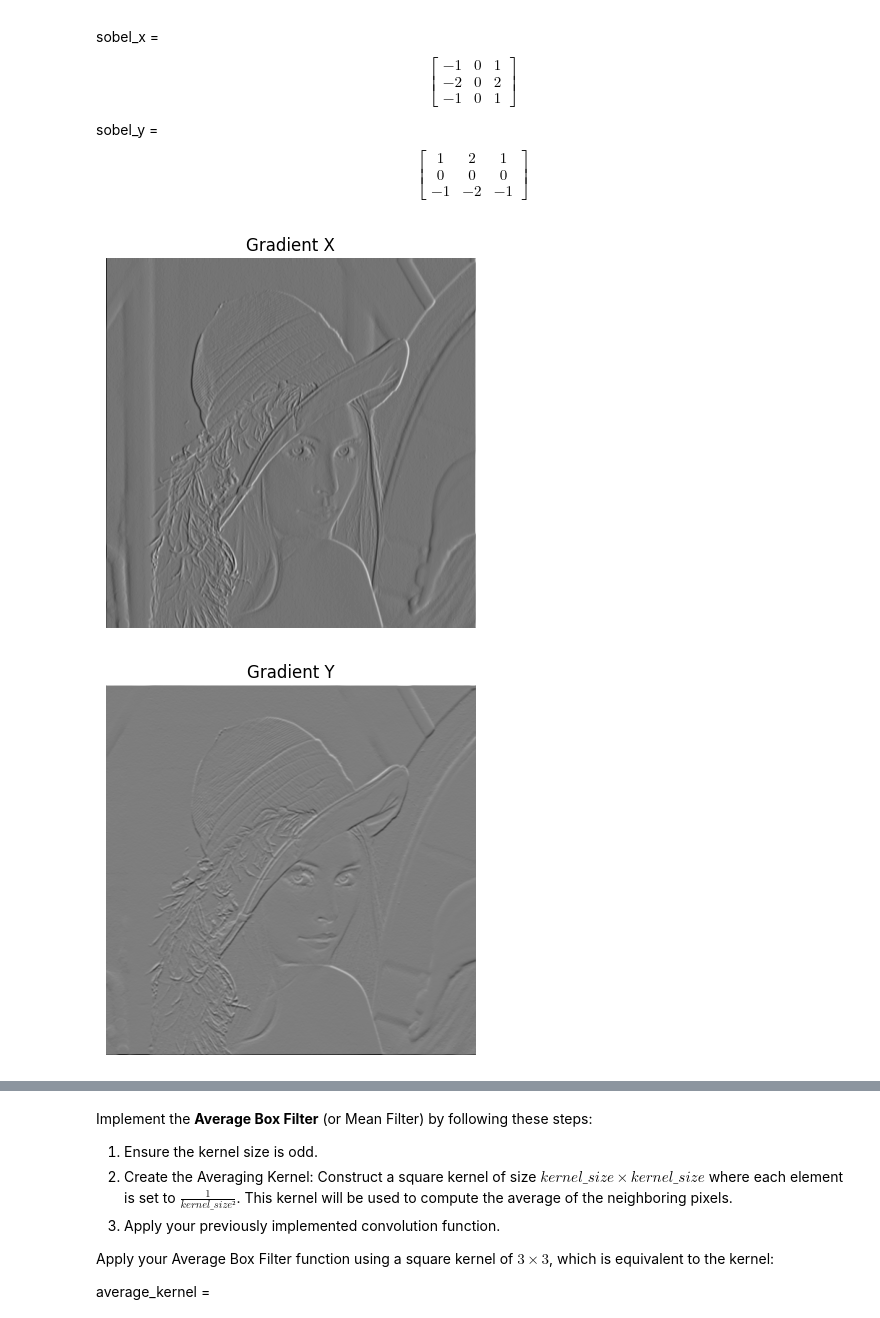
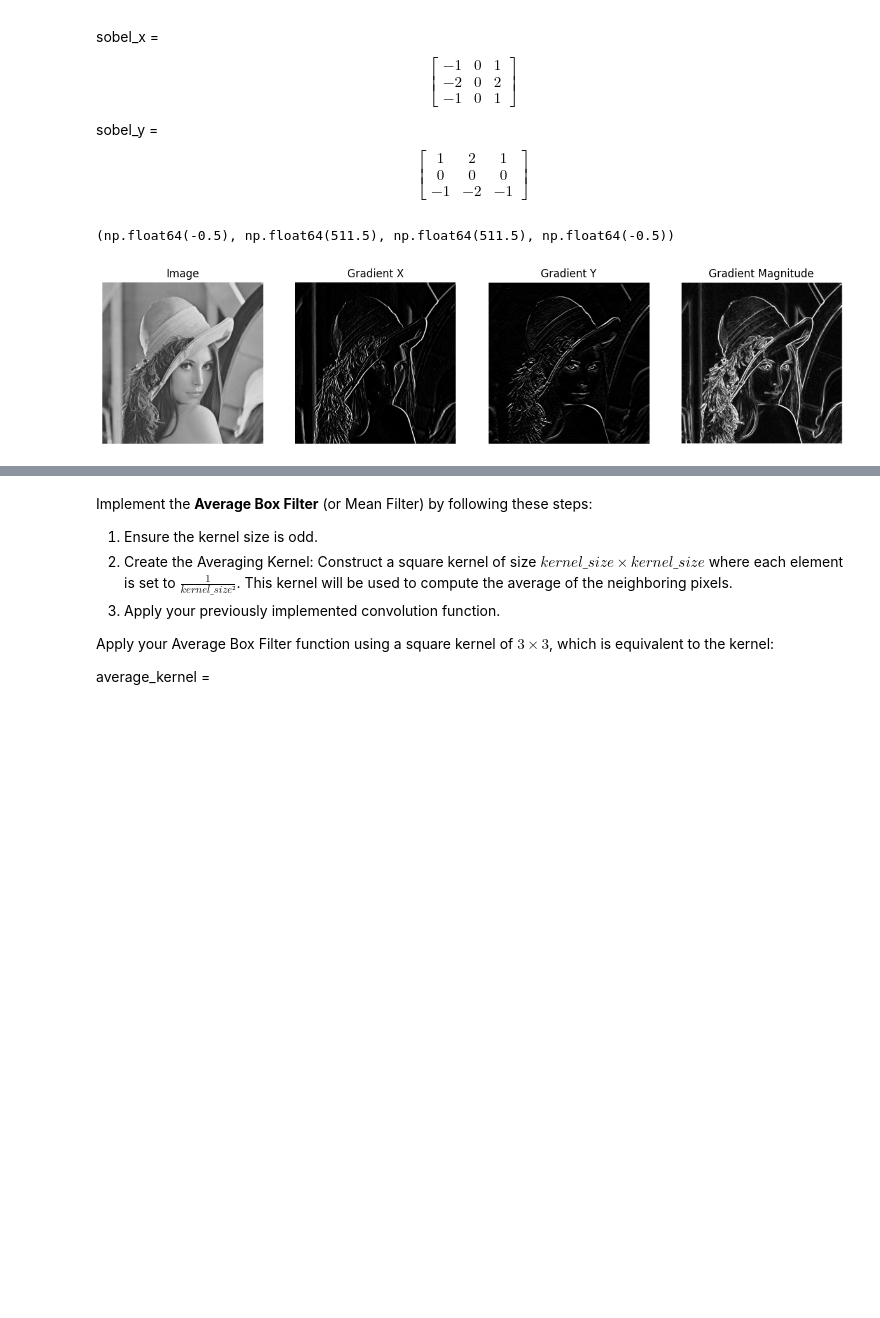
Before and after one commit to Pablo-H-H/Proyecto-1-Vision-Por-Computador, a Jupyter notebook: Project1.ipynb, the cells around one changed output, grey strips where cells are left out. Cells and saved outputs as stored; diff of their text form; code cells hidden in the pictures; blank space fills up the shorter version.

Commit message:
Added consistency in Convolution and Filters sections

```diff
--- a/Project1.ipynb
+++ b/Project1.ipynb
@@ -33,13 +33,14 @@ In this exercise, you will implement a convolution function that applies a kerne
 from scipy.signal import convolve2d
 import cv2
 import numpy as np
+import matplotlib.pyplot as plt
 
 # Load an image (grayscale and color)
 image = cv2.imread("./images/lenna.png", 0)
 
 # Create a kernel
-# kernel = np.random.random((3,3))
-kernel = np.ones((1,1))
+k_size = 10
+kernel = np.ones((k_size,k_size))/(k_size * k_size)
 
 # Set needed variables
 padding = 1 # Amout of 0s to add around the image
@@ -105,8 +106,14 @@ def convolution(image, kernel, padding=0, stride=1):
 
 # Apply your convolution
 custom_result = convolution(image, kernel, padding, stride)
-cv2.imshow('Filtered Image', custom_result.astype(np.uint8))
-cv2.waitKey(0)
-cv2.destroyAllWindows()
+
 # Display the image and convolved_image
 # Your code to display the images goes here!
+fig, ax = plt.subplots(1, 2, figsize=(10, 5))
+ax[0].imshow(image, cmap='gray', vmin=0, vmax=255)
+ax[0].set_title("Original")
+ax[0].axis("off")
+
+ax[1].imshow(custom_result, cmap='gray', vmin=0, vmax=255)
+ax[1].set_title("Convoluded")
+ax[1].axis("off")
@@ -259,48 +287,45 @@ sobel_x = np.array([[-1, 0, 1],
 
 sobel_y = np.array([[1, 2, 1],
                     [0, 0, 0],
                     [-1, -2, -1]])
 
 # Set needed variables
 padding = 1
 stride = 1
 
 # Define the Sobel filter function
 def sobel_filter(image, kernel_x, kernel_y, padding, stride):
   # Your code goes here!
   gradient_x = convolution(image, kernel_x, padding, stride)
   gradient_y = convolution(image, kernel_y, padding, stride)
 
   gradient_magnitude = np.sqrt(gradient_x**2 + gradient_y**2)
 
   return gradient_x, gradient_y, gradient_magnitude
 
 
 # Apply the Sobel filter
 grad_x, grad_y, grad_magnitude = sobel_filter(image, sobel_x, sobel_y, padding, stride)
 
 # Display image, grad_x, grad_y and grad_magnitude
 # Your code to display images goes here!
+fig, ax = plt.subplots(1, 4, figsize=(15, 25))
 
-plt.imshow(image, cmap='gray')
-plt.title('Imagen')
-plt.axis('off')
+ax[0].imshow(image, cmap='gray', vmin=0, vmax=255)
+ax[0].set_title('Image')
+ax[0].axis('off')
 
-plt.imshow(grad_x, cmap='gray')
-plt.title('Gradient X')
-plt.axis('off')
+ax[1].imshow(grad_x, cmap='gray', vmin=0, vmax=255)
+ax[1].set_title('Gradient X')
+ax[1].axis('off')
 
-plt.figure()
-plt.imshow(grad_y, cmap='gray')
-plt.title('Gradient Y')
-plt.axis('off')
+ax[2].imshow(grad_y, cmap='gray', vmin=0, vmax=255)
+ax[2].set_title('Gradient Y')
+ax[2].axis('off')
 
-plt.figure()
-plt.imshow(grad_magnitude, cmap='gray')
-plt.title('Gradient Magnitude')
-plt.axis('off')
-
-plt.show();
+ax[3].imshow(grad_magnitude, cmap='gray', vmin=0, vmax=255)
+ax[3].set_title('Gradient Magnitude')
+ax[3].axis('off')
 # %% [output]
+(np.float64(-0.5), np.float64(511.5), np.float64(511.5), np.float64(-0.5))
-[figure, old version]
+[figure, new version]
-[figure, removed]
```
Also changed, not shown: parts of 7 cells of this notebook.
